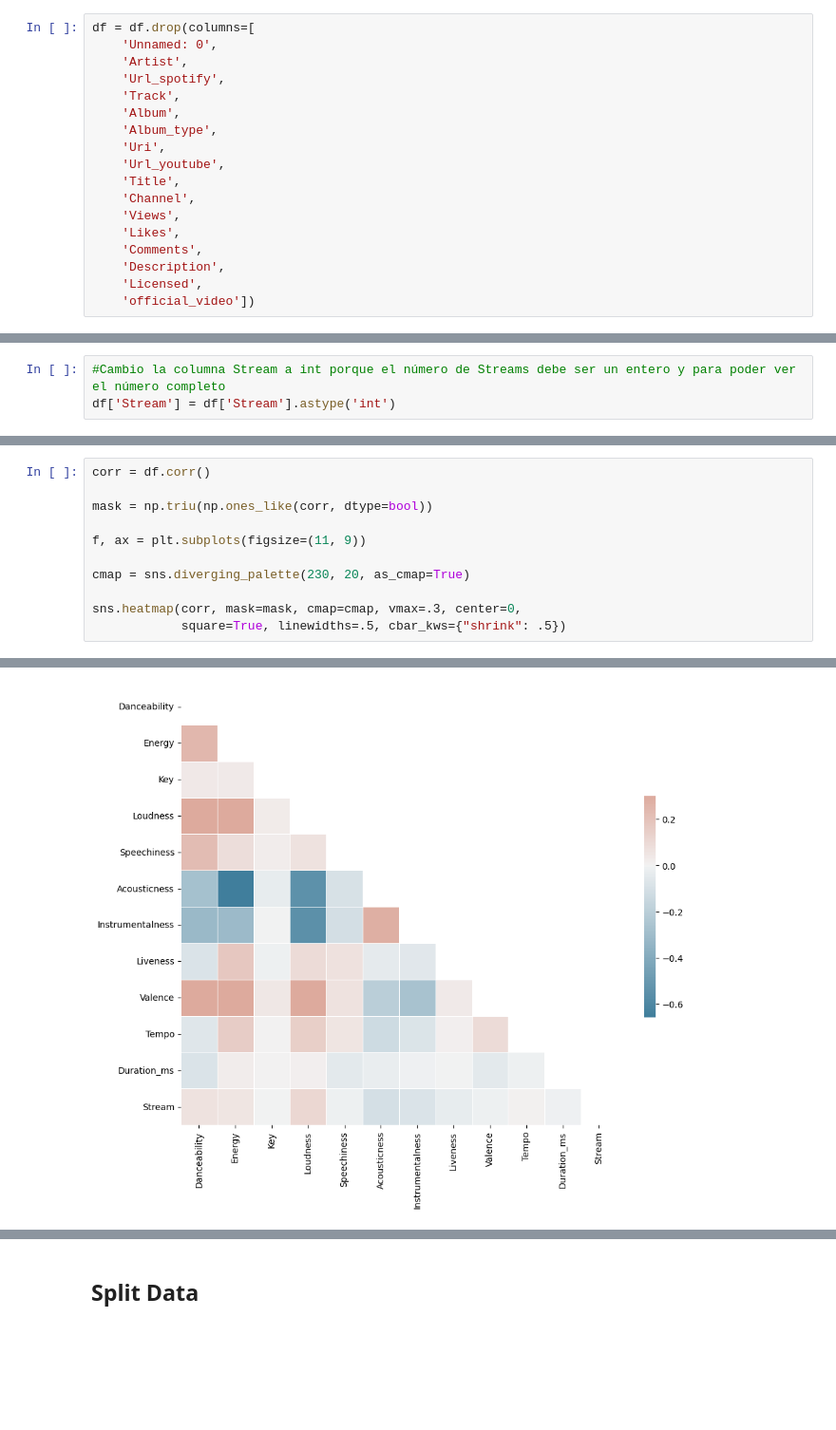
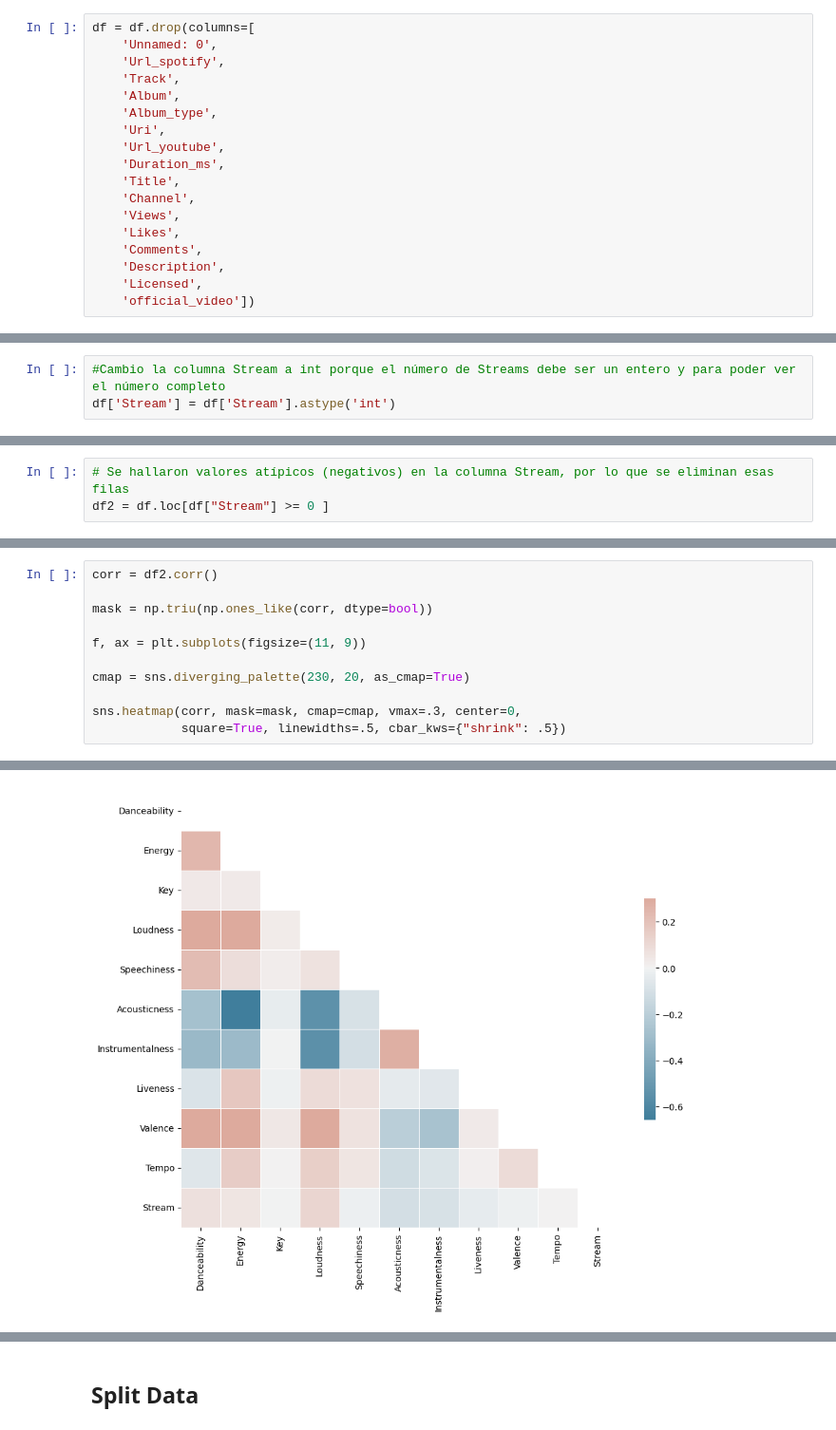
Before and after one commit to mp4402/pythonPrograms, a Jupyter notebook: machineLearningModels2023/proyectoFinal/proyecto.ipynb, the cells around one changed output, grey strips where cells are left out. Shown at 95% size. Saved outputs shown, nothing was run; the diff lists cells and outputs as text; blank space fills up the shorter version.

```diff
--- a/machineLearningModels2023/proyectoFinal/proyecto.ipynb
+++ b/machineLearningModels2023/proyectoFinal/proyecto.ipynb
@@ -45,13 +50,13 @@ Index(['Unnamed: 0', 'Artist', 'Url_spotify', 'Track', 'Album', 'Album_type',
 # %%
 df = df.drop(columns=[
     'Unnamed: 0',
-    'Artist',
     'Url_spotify',
     'Track',
     'Album',
     'Album_type',
     'Uri',
     'Url_youtube',
+    'Duration_ms',
     'Title',
     'Channel',
     'Views',
@@ -134,0 +162,3 @@ array([[<AxesSubplot: title={'center': 'Danceability'}>,
+# %%
+# Se hallaron valores atípicos (negativos) en la columna Stream, por lo que se eliminan esas filas
+df2 = df.loc[df["Stream"] >= 0 ]
@@ -135,16 +193,16 @@ array([[<AxesSubplot: title={'center': 'Danceability'}>,
 # %%
-corr = df.corr()
+corr = df2.corr()
 
 mask = np.triu(np.ones_like(corr, dtype=bool))
 
 f, ax = plt.subplots(figsize=(11, 9))
 
 cmap = sns.diverging_palette(230, 20, as_cmap=True)
 
 sns.heatmap(corr, mask=mask, cmap=cmap, vmax=.3, center=0,
             square=True, linewidths=.5, cbar_kws={"shrink": .5})
 # %% [output]
 <AxesSubplot: >
-[figure, old version]
+[figure, new version]
 # %%
 plt.figure(figsize=(4,4))
```
Also changed, not shown: parts of 34 cells of this notebook, 1 other file.
